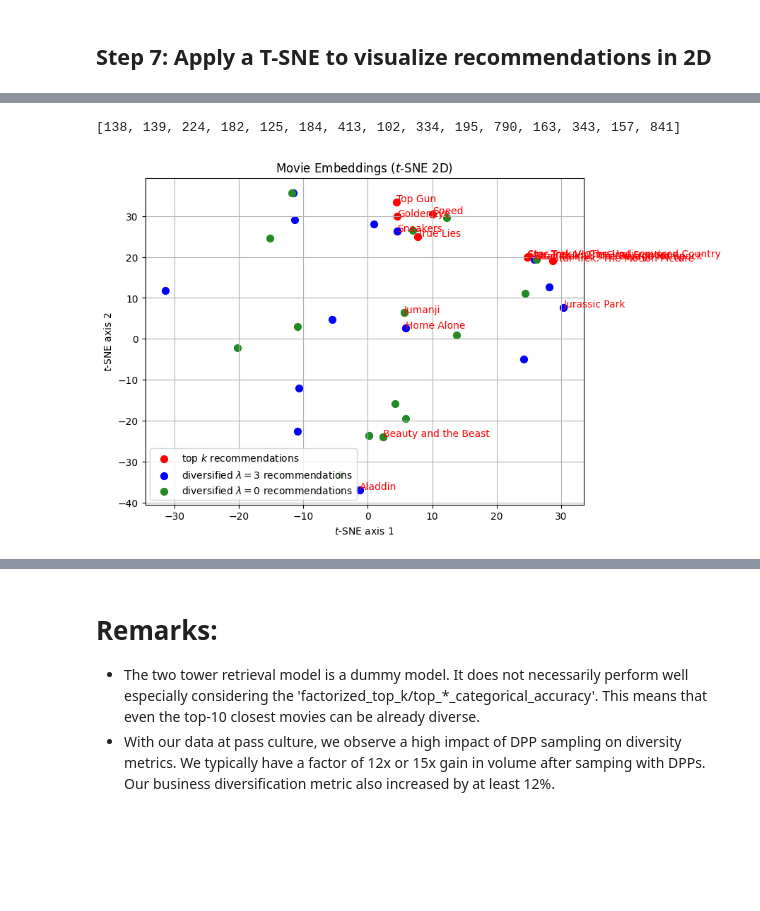
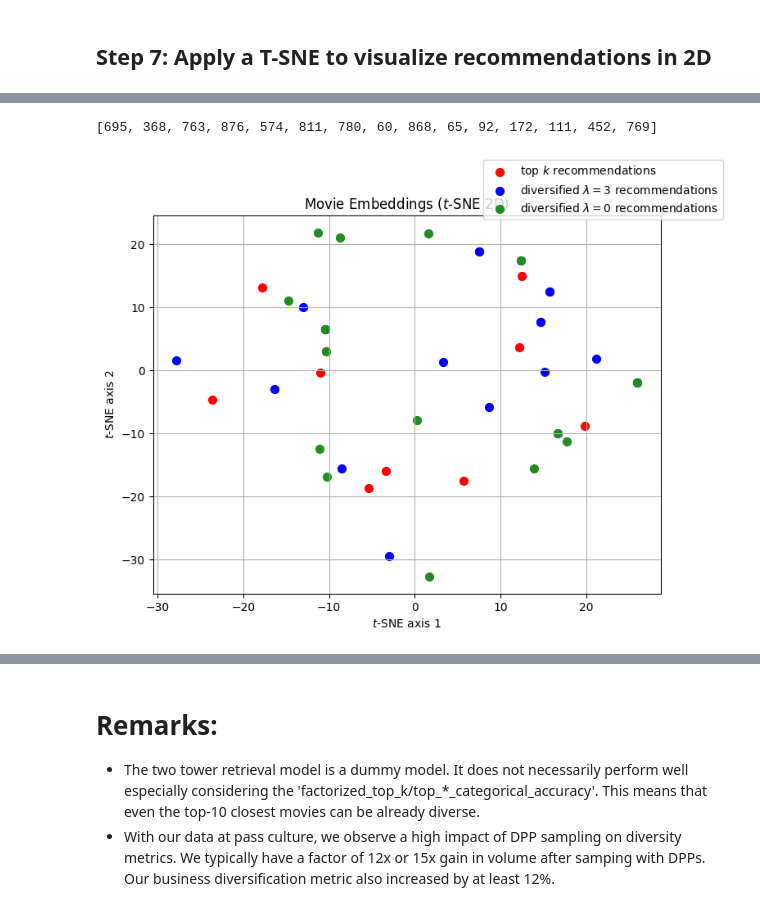
Before and after one commit to pass-culture/dpp-paper-demo, a Jupyter notebook: main.ipynb, the cells around one changed output, grey strips where cells are left out. Saved outputs shown, nothing was run; the diff lists cells and outputs as text; code cells hidden in the pictures; blank space fills up the shorter version.

Commit message:
cleaned up figures

```diff
--- a/main.ipynb
+++ b/main.ipynb
@@ -442,15 +442,19 @@ np.nan_to_num(np.linalg.det(A @ np.transpose(A)) ** 0.5, 0.).mean()
 0.0
 # %%
 from tqdm import tqdm
+displayed_results = pd.DataFrame()
 
 for LAMBDA in tqdm(np.linspace(0, 2, 10)):
-    MODEL_NAME = f'Model ($\lambda = {LAMBDA}$)'
+    MODEL_NAME = f'  $\lambda = {round(LAMBDA, 1)}$'
 
     results_top_k, scores_top_k, results_k_diversified, scores_div =  retrieval(15, user_ids, user_embedding_dict, _lambda=LAMBDA)
     if LAMBDA == 0.:
         results_k_diversified_no_qi, scores_div_no_qi = results_k_diversified, scores_div
     displayed_results.loc[MODEL_NAME, 'Relevance'] = scores_div.mean()
 
-    X_diversified = model.movie_model(results_k_diversified).numpy()
+    X_diversified = np.stack([get_ordered_semantic_embedding(results_k_diversified[i]) for i in range(results_k_diversified.shape[0])])
     volume_diversified = np.nan_to_num((np.linalg.det(X_diversified @ np.transpose(X_diversified, (0, 2, 1))) ** 0.5), 0.).mean()
     displayed_results.loc[MODEL_NAME, 'Volume'] = volume_diversified
+
+displayed_results['Volume ratio'] = displayed_results['Volume'] / volume_top_k
+displayed_results
@@ -471,0 +475,9 @@ displayed_results.plot.scatter(x='Volume', y='Relevance')
+# %%
+fig, ax = plt.subplots()
+models, x, y = displayed_results.index, displayed_results['Volume'], displayed_results['Relevance']
+ax.scatter(x, y)
+plt.xlabel("Volume")
+plt.ylabel("Relevance")
+
+for i, txt in enumerate(models):
+    ax.annotate(txt, (x[i], y[i]))
@@ -471,0 +486,9 @@ displayed_results.plot.scatter(x='Volume', y='Relevance')
+# %%
+fig, ax = plt.subplots()
+models, x, y = displayed_results.index, displayed_results['Volume ratio'], displayed_results['Relevance']
+ax.scatter(x, y)
+plt.xlabel("Volume ratio")
+plt.ylabel("Relevance")
+
+for i, txt in enumerate(models):
+    ax.annotate(txt, (x[i], y[i]))
@@ -487,6 +516,6 @@ Wall time: 2.23 s
 # %%
 def plot_two_sets_of_recos(results_top_k, results_k_diversified, results_k_diversified_no_qi, X_2d):
-    plt.figure(figsize=(8, 6))
+    fig =plt.figure(figsize=(8, 6))
 
     # Plot top_k recommendations
     # TODO factor this
@@ -495,8 +524,8 @@ def plot_two_sets_of_recos(results_top_k, results_k_diversified, results_k_diver
     plt.scatter([X_2d[i, 0] for i in top_k_movies_indices],
                 [X_2d[i, 1] for i in top_k_movies_indices],
                 color='red', label="top $k$ recommendations", marker='.', s=200)
-    for movie_id, name in zip(top_k_movies_indices, results_top_k):
-        plt.annotate(name.decode('utf-8'), xy=X_2d[movie_id], xytext=X_2d[movie_id] + 0.02, c='red')
+    # for movie_id, name in zip(top_k_movies_indices, results_top_k):
+    #     plt.annotate(name.decode('utf-8'), xy=X_2d[movie_id], xytext=X_2d[movie_id] + 0.02, c='red')
 
     # Plot diversified recommendations
     diversified_k_movies_indices = [movies_names_list.index(movie_name.decode('utf-8')) for movie_name in results_k_diversified]
@@ -514,11 +543,11 @@ def plot_two_sets_of_recos(results_top_k, results_k_diversified, results_k_diver
     plt.title("Movie Embeddings ($t$-SNE 2D)")
     plt.xlabel("$t$-SNE axis 1")
     plt.ylabel("$t$-SNE axis 2")
-    plt.legend()
+    fig.legend(loc='outside upper right')
     plt.grid(True)
     plt.show()
 # %%
-plot_two_sets_of_recos(results_top_k[0], results_k_diversified[0], results_k_diversified_no_qi[0], X_2d)
+plot_two_sets_of_recos(results_top_k[0], results_k_dpp_lambda_1[0], results_k_dpp_lambda_0[0], X_2d)
 # %% [output]
-[138, 139, 224, 182, 125, 184, 413, 102, 334, 195, 790, 163, 343, 157, 841]
+[695, 368, 763, 876, 574, 811, 780, 60, 868, 65, 92, 172, 111, 452, 769]
-[figure, old version]
+[figure, new version]
```
Also changed, not shown: parts of 9 cells of this notebook.
